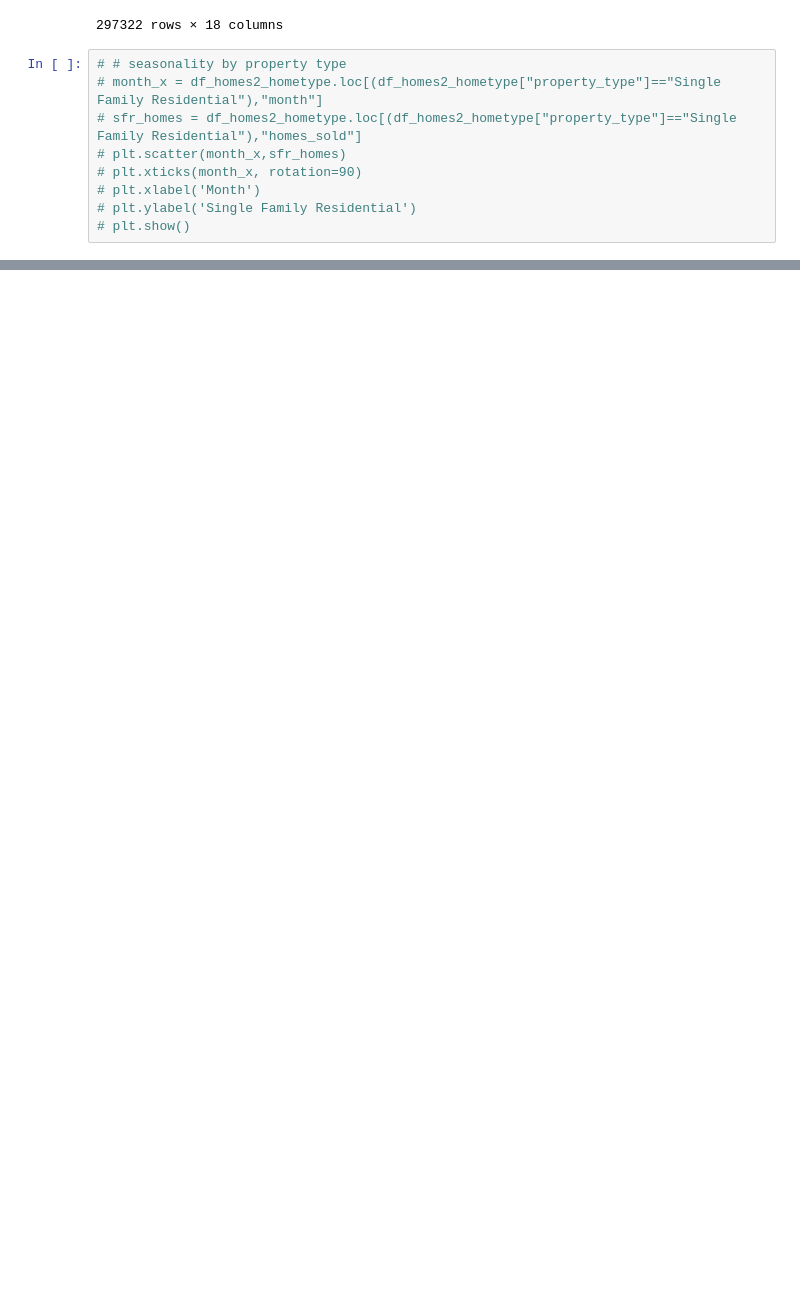
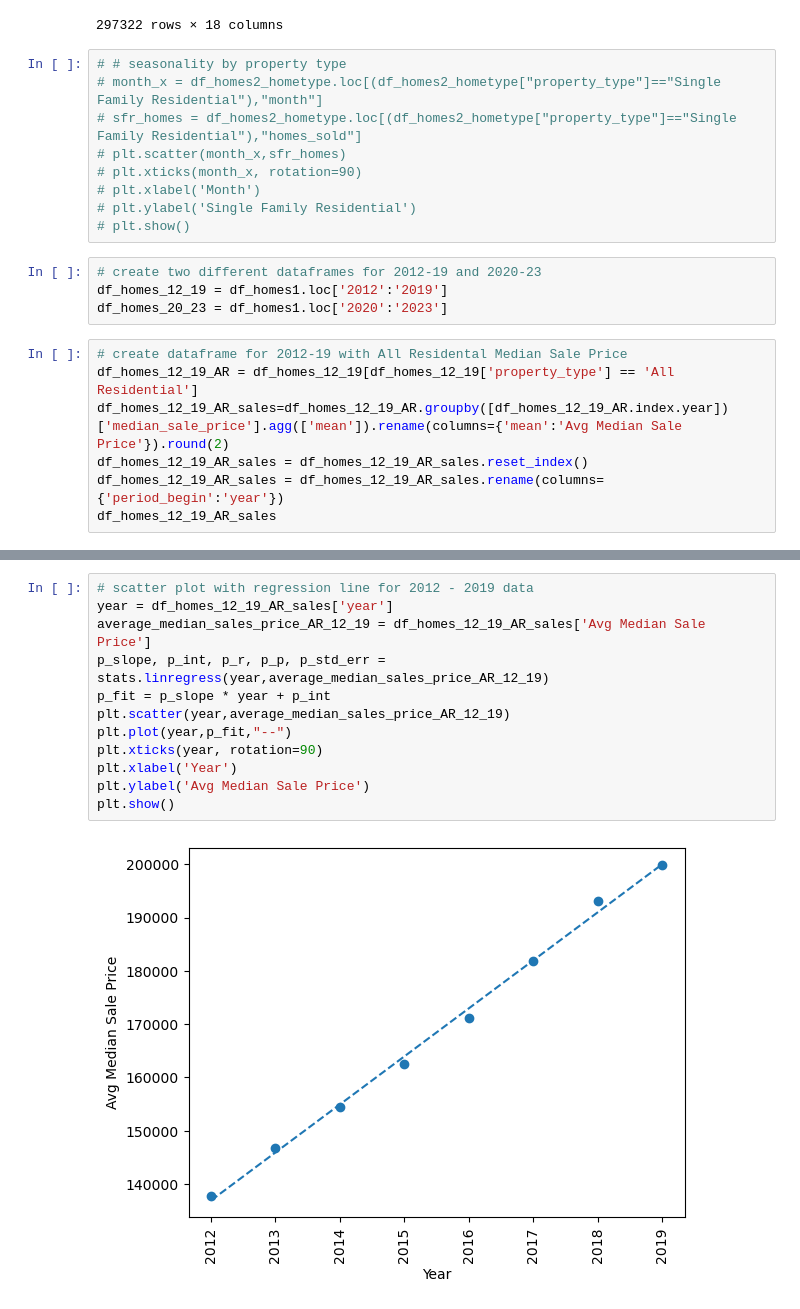
Before and after one commit to mvenegas011/Project1_Group7, a Jupyter notebook: Metro_Homes.ipynb, the cells around one changed output, grey strips where cells are left out. Drawn from its saved outputs; the diff is of its cells as text; blank space fills up the shorter version.

```diff
--- a/Metro_Homes.ipynb
+++ b/Metro_Homes.ipynb
@@ -268,3 +269,14 @@ df_homes2_hometype
 # plt.xlabel('Month')
 # plt.ylabel('Single Family Residential')
 # plt.show()
+# %%
+# create two different dataframes for 2012-19 and 2020-23
+df_homes_12_19 = df_homes1.loc['2012':'2019']
+df_homes_20_23 = df_homes1.loc['2020':'2023']
+# %%
+# create dataframe for 2012-19 with All Residental Median Sale Price
+df_homes_12_19_AR = df_homes_12_19[df_homes_12_19['property_type'] == 'All Residential']
+df_homes_12_19_AR_sales=df_homes_12_19_AR.groupby([df_homes_12_19_AR.index.year])['median_sale_price'].agg(['mean']).rename(columns={'mean':'Avg Median Sale Price'}).round(2)
+df_homes_12_19_AR_sales = df_homes_12_19_AR_sales.reset_index()
+df_homes_12_19_AR_sales = df_homes_12_19_AR_sales.rename(columns={'period_begin':'year'})
+df_homes_12_19_AR_sales
@@ -270,0 +306,14 @@ df_homes2_hometype
+# %%
+# scatter plot with regression line for 2012 - 2019 data
+year = df_homes_12_19_AR_sales['year']
+average_median_sales_price_AR_12_19 = df_homes_12_19_AR_sales['Avg Median Sale Price']
+p_slope, p_int, p_r, p_p, p_std_err = stats.linregress(year,average_median_sales_price_AR_12_19)
+p_fit = p_slope * year + p_int
+plt.scatter(year,average_median_sales_price_AR_12_19)
+plt.plot(year,p_fit,"--")
+plt.xticks(year, rotation=90)
+plt.xlabel('Year')
+plt.ylabel('Avg Median Sale Price')
+plt.show()
+# %% [output]
+[figure, added]
```
Also changed, not shown: parts of 6 cells of this notebook, 1 other file.
